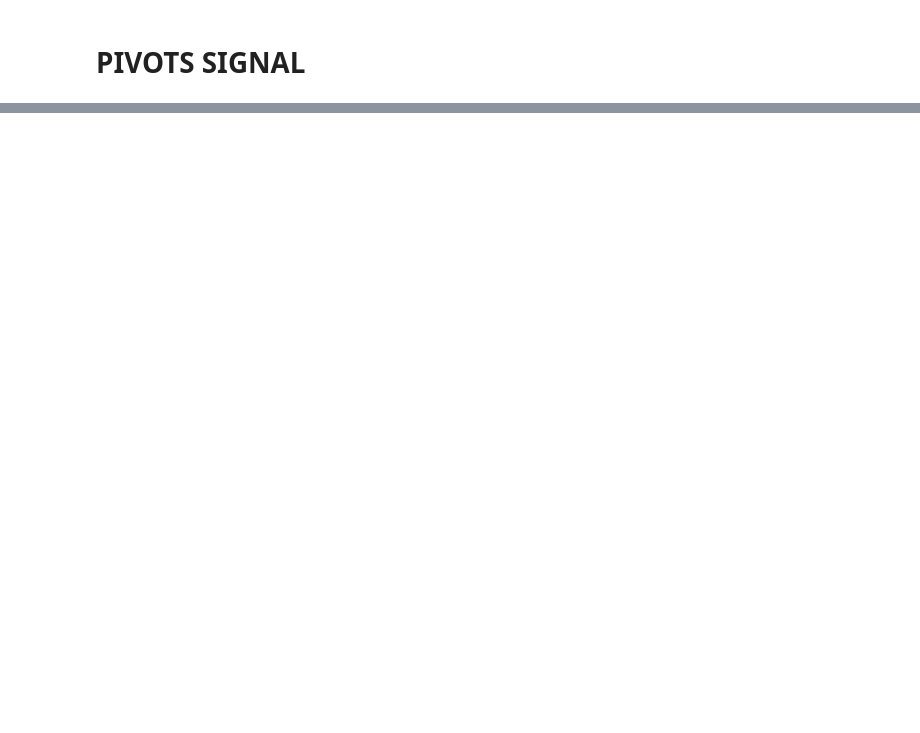
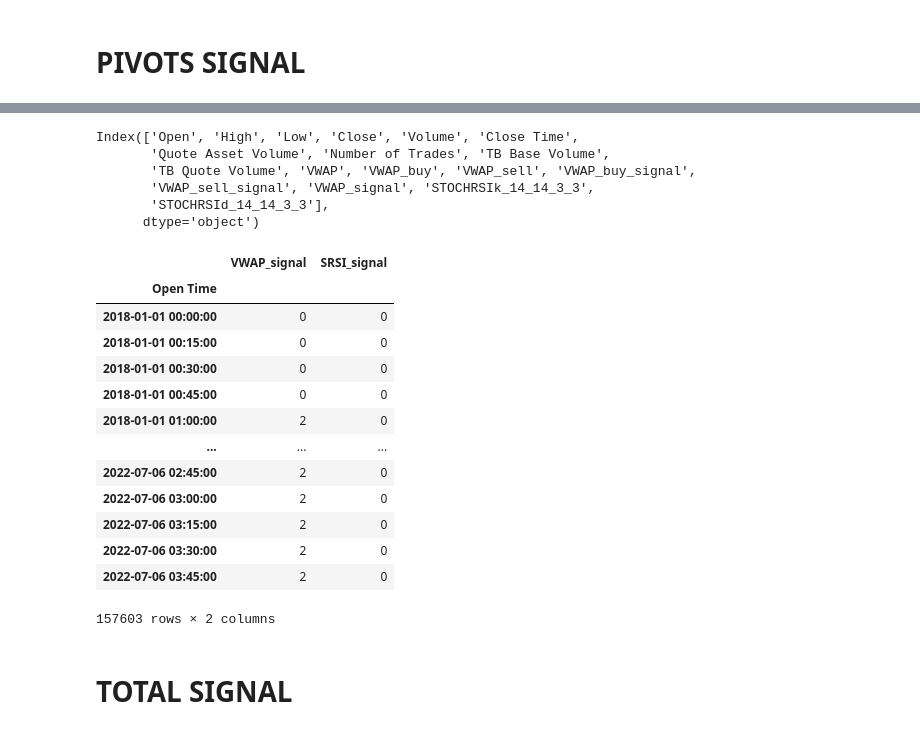
Before and after one commit to if722399/myst_proyecto_eq6, a Jupyter notebook: testR.ipynb, the cells around one changed output, grey strips where cells are left out. Saved outputs shown, nothing was run; the diff lists cells and outputs as text; code cells hidden in the pictures; blank space fills up the shorter version.

Commit message:
SRSI and VWAP Signal

```diff
--- a/testR.ipynb
+++ b/testR.ipynb
@@ -60,0 +47,41 @@ pivots = fn.pivots(train['Open'], train['High'], train['Low'], train['Close'], a
+# %%
+BTCUSDT15m.columns
+# %% [output]
+Index(['Open', 'High', 'Low', 'Close', 'Volume', 'Close Time',
+       'Quote Asset Volume', 'Number of Trades', 'TB Base Volume',
+       'TB Quote Volume', 'VWAP', 'VWAP_buy', 'VWAP_sell', 'VWAP_buy_signal',
+       'VWAP_sell_signal', 'VWAP_signal', 'STOCHRSIk_14_14_3_3',
+       'STOCHRSId_14_14_3_3'],
+      dtype='object')
+# %%
+BTCUSDT15m.rename(columns = {'STOCHRSIk_14_14_3_3':'K', 'STOCHRSId_14_14_3_3':'D'}, inplace = True)
+# %%
+BTCUSDT15m['SRSI_buy'] = BTCUSDT15m['K'] > BTCUSDT15m['D']
+BTCUSDT15m['SRSI_sell'] = BTCUSDT15m['K'] < BTCUSDT15m['D']
+
+BTCUSDT15m['SRSI_buy_signal'] = BTCUSDT15m['SRSI_buy'].rolling(4).sum() >= 4
+BTCUSDT15m['SRSI_buy_signal'] = BTCUSDT15m['SRSI_buy_signal'].astype(int)
+BTCUSDT15m['SRSI_sell_signal'] = BTCUSDT15m['SRSI_sell'].rolling(4).sum() >= 4
+# %%
+BTCUSDT15m['SRSI_sell_signal'] = BTCUSDT15m['SRSI_sell_signal'].map({True: 2 , False: 0})
+# %%
+BTCUSDT15m['SRSI_signal'] = BTCUSDT15m['SRSI_buy_signal']+BTCUSDT15m['SRSI_sell_signal']
+# %%
+BTCUSDT15m[['VWAP_signal', 'SRSI_signal']]
+# %% [output]
+|  | VWAP_signal | SRSI_signal |
+| Open Time |  |  |
+| 2018-01-01 00:00:00 | 0 | 0 |
+| 2018-01-01 00:15:00 | 0 | 0 |
+| 2018-01-01 00:30:00 | 0 | 0 |
+| 2018-01-01 00:45:00 | 0 | 0 |
+| 2018-01-01 01:00:00 | 2 | 0 |
+| ... | ... | ... |
+| 2022-07-06 02:45:00 | 2 | 0 |
+| 2022-07-06 03:00:00 | 2 | 0 |
+| 2022-07-06 03:15:00 | 2 | 0 |
+| 2022-07-06 03:30:00 | 2 | 0 |
+| 2022-07-06 03:45:00 | 2 | 0 |
+157603 rows × 2 columns
+# %% [markdown]
+# TOTAL SIGNAL
```
Also changed, not shown: parts of 24 cells of this notebook, 1 other file.
